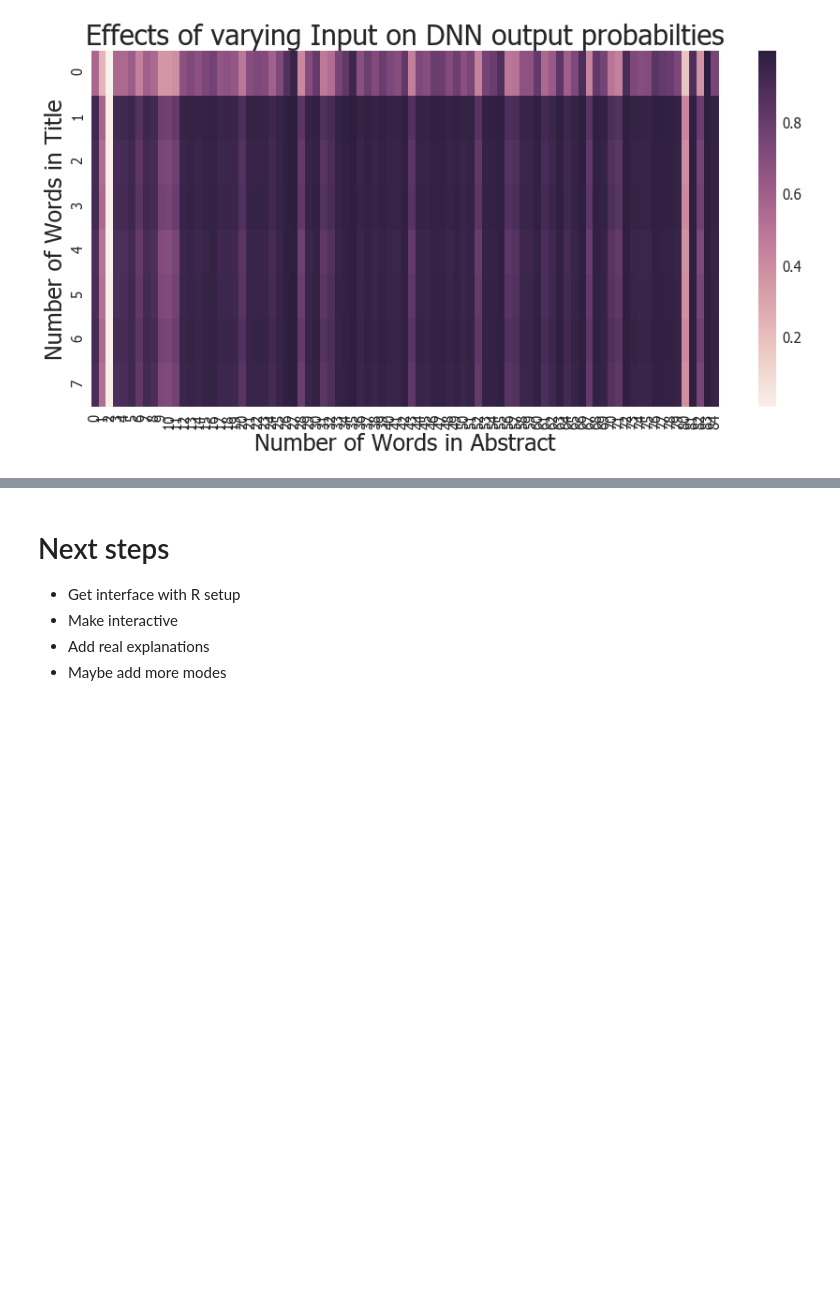
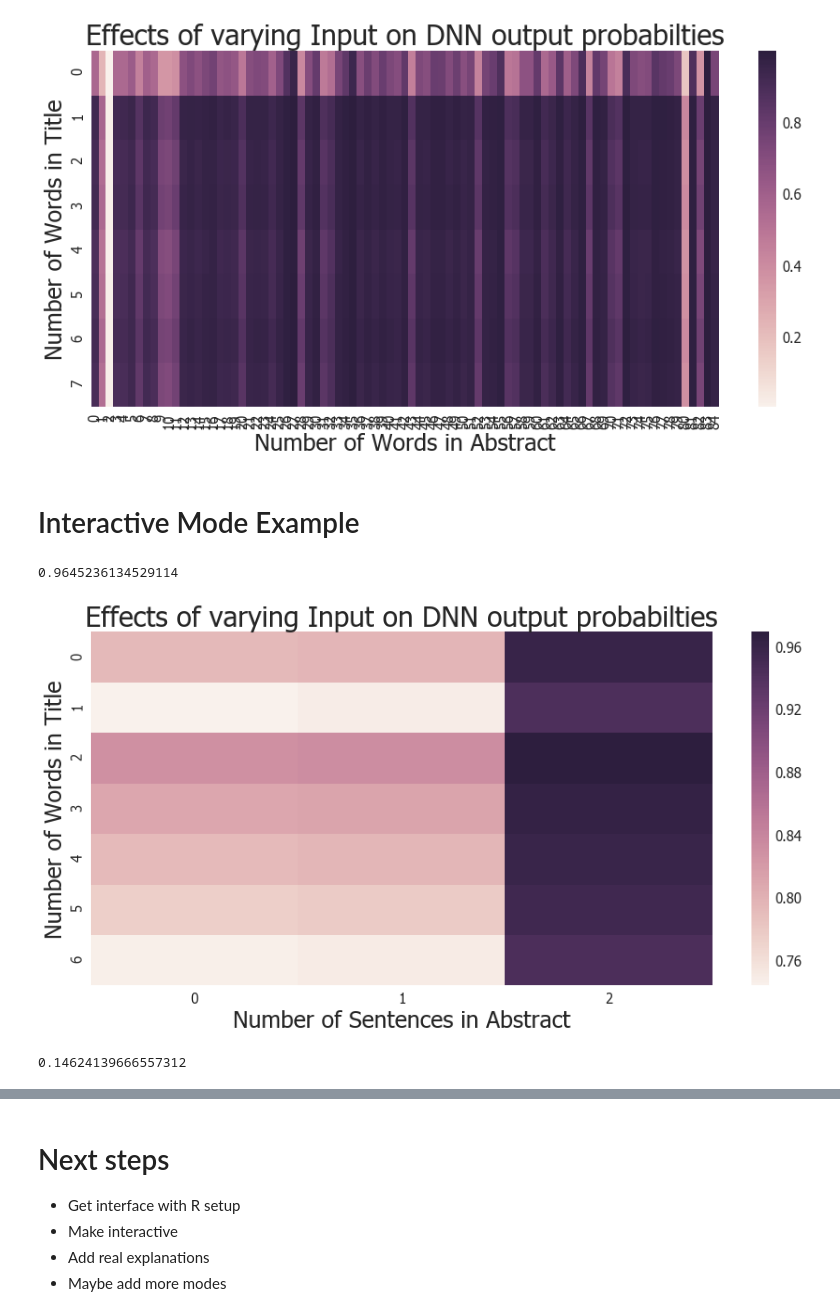
Before and after one commit to dataviz-sp18/fp-reid-mcilroy-young, a Jupyter notebook: Presentation.ipynb, the cells around one changed output, grey strips where cells are left out. Saved outputs shown, nothing was run; the diff lists cells and outputs as text; code cells hidden in the pictures; blank space fills up the shorter version.

```diff
--- a/Presentation.ipynb
+++ b/Presentation.ipynb
@@ -164,0 +153,2 @@ def makeVaryingArray(wos_id):
+# %% [markdown]
+# Interactive Mode Example
@@ -164,0 +160,27 @@ def makeVaryingArray(wos_id):
+# %%
+exampleDict = {
+    'title_tokens' : simple_id.tokenizer(title),
+    'abstract_tokens' : simple_id.sentinizer(abstract),
+    }
+pred = Net.predictRow(newDict, w2v=w2v)
+print(float(pred['probPos']))
+# %% [output]
+0.9645236134529114
+# %%
+predA = makeVaryingArray(exampleDict, Net, w2v)
+fig, ax = plt.subplots(figsize = (15, 7))
+seaborn.heatmap(predA, ax = ax)
+ax.set_ylabel('Number of Words in Title')
+ax.set_xlabel('Number of Sentences in Abstract')
+ax.set_title("Effects of varying Input on DNN output probabilties");
+# %% [output]
+[figure, added]
+# %%
+exampleDict = {
+    'title_tokens' : simple_id.tokenizer(title2),
+    'abstract_tokens' : simple_id.sentinizer(abstract2),
+    }
+pred = Net.predictRow(exampleDict, w2v=w2v)
+print(float(pred['probPos']))
+# %% [output]
+0.14624139666557312
```
Also changed, not shown: parts of 13 cells of this notebook, 12 other files.
